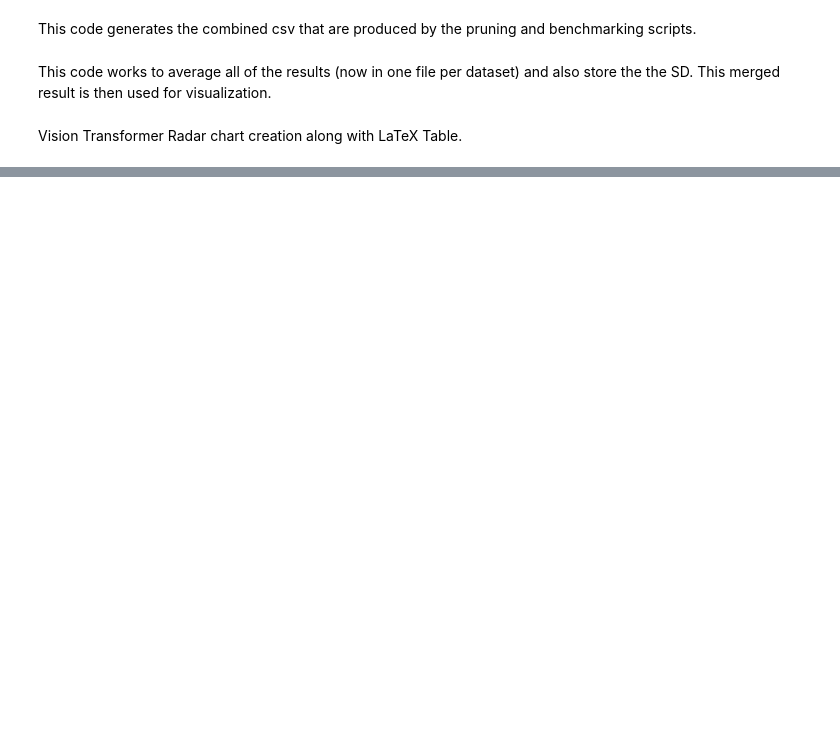
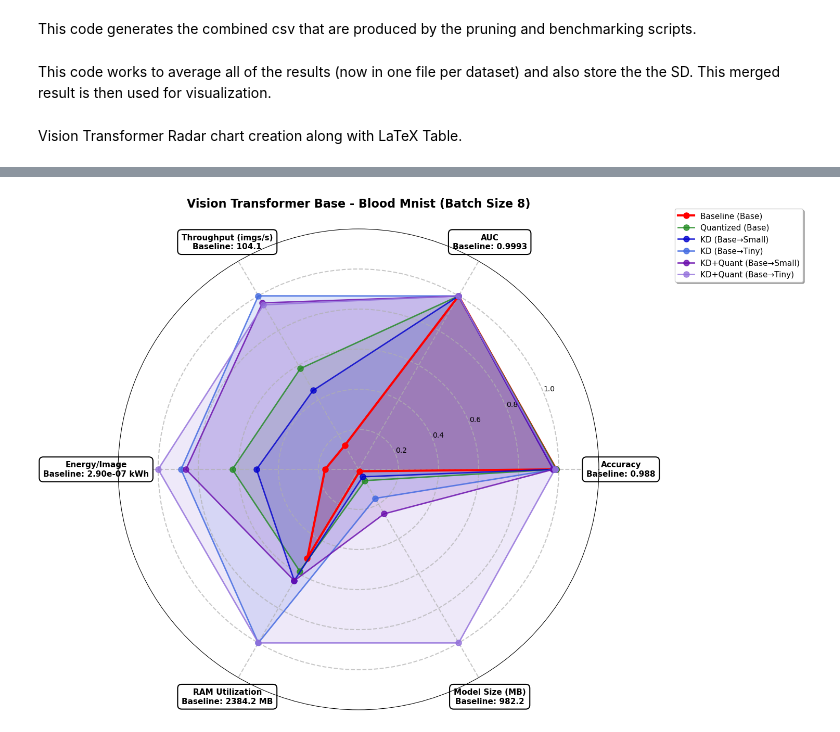
Before and after one commit to arihangupta/Pruning, a Jupyter notebook: scripts/visuals_Vision.ipynb, the cells around one changed output, grey strips where cells are left out. Cells and saved outputs as stored; diff of their text form; code cells hidden in the pictures; blank space fills up the shorter version.

```diff
--- a/scripts/visuals_Vision.ipynb
+++ b/scripts/visuals_Vision.ipynb
@@ -284,8 +284,14 @@ Vision Transformer Radar Chart Visualization with LaTeX Table Generation
 This script creates radar charts for Vision Transformer models (Base, Small, Tiny)
 and generates comprehensive LaTeX tables with raw and normalized metrics.
 
+IMPROVEMENTS:
+- Label boxes with white background and black border (fully opaque)
+- Increased spacing (ylim=1.2) to prevent label overlap
+- Specific metric names (Energy/Image, RAM Utilization, Model Size)
+- Z-order 1000 for labels to always be on top
+
 Usage:
-    python vision_radar_with_latex.py
+    python vision_radar_with_label_boxes.py
 """
 
 import pandas as pd
@@ -537,8 +543,6 @@ def create_vision_radar_with_latex(csv_path, output_dir, dataset_name):
 
     # Define metrics
     metrics = ['Acc', 'AUC', 'throughput_imgs_per_s', 'energy_kWh_per_image', 'PeakRAM_MB', 'ModelSizeMB']
-    metric_labels = ['Accuracy', 'AUC', 'Throughput\n(imgs/s)', 'Energy\n(lower is better)',
-                    'Peak RAM\n(lower is better)', 'Model Size\n(lower is better)']
 
     # Process each model size separately
     model_sizes = ['Base', 'Small', 'Tiny']
@@ -673,7 +677,8 @@ def create_vision_radar_with_latex(csv_path, output_dir, dataset_name):
         angles = [n / float(num_vars) * 2 * pi for n in range(num_vars)]
         angles += angles[:1]
 
-        fig, ax = plt.subplots(figsize=(12, 10), subplot_kw=dict(projection='polar'))
+        # Increased figure size for better spacing
+        fig, ax = plt.subplots(figsize=(14, 12), subplot_kw=dict(projection='polar'))
 
         # Plot each model
         for model_data in models_to_plot:
@@ -690,45 +695,62 @@ def create_vision_radar_with_latex(csv_path, output_dir, dataset_name):
                     color=color, markersize=8, alpha=alpha_line)
             ax.fill(angles, values, alpha=alpha_fill, color=color)
 
-        # Set axis labels
+        # Set axis labels with boxes for visibility
         ax.set_xticks(angles[:-1])
 
+        # Create clean axis labels with specific metric names and baseline values
         axis_labels = []
-        metric_keys = ['Acc', 'AUC', 'throughput_imgs_per_s', 'energy_kWh_per_image', 'PeakRAM_MB', 'ModelSizeMB']
-        for metric_label, metric_key in zip(metric_labels, metric_keys):
-            baseline_val = baseline[metric_key]
-            if metric_key == 'Acc':
-                axis_labels.append(f"{metric_label}\n(baseline: {baseline_val:.3f})\n[absolute scale]")
-            elif metric_key == 'AUC':
-                axis_labels.append(f"{metric_label}\n(baseline: {baseline_val:.4f})\n[absolute scale]")
-            elif metric_key == 'throughput_imgs_per_s':
-                axis_labels.append(f"Throughput\n(baseline: {baseline_val:.1f} img/s)\n[ratio to baseline]")
-            elif metric_key == 'energy_kWh_per_image':
-                axis_labels.append(f"Energy\n(baseline: {baseline_val:.2e} kWh)\n[baseline/current]")
-            elif metric_key == 'PeakRAM_MB':
-                axis_labels.append(f"RAM\n(baseline: {baseline_val:.1f} MB)\n[baseline/current]")
-            else:  # ModelSizeMB
-                axis_labels.append(f"Model Size\n(baseline: {baseline_val:.1f} MB)\n[baseline/current]")
+        baseline_val_acc = baseline['Acc']
+        baseline_val_auc = baseline['AUC']
+        baseline_val_throughput = baseline['throughput_imgs_per_s']
+        baseline_val_energy = baseline['energy_kWh_per_image']
+        baseline_val_ram = baseline['PeakRAM_MB']
+        baseline_val_size = baseline['ModelSizeMB']
 
-        ax.set_xticklabels(axis_labels, size=9)
+        axis_labels.append(f"Accuracy\nBaseline: {baseline_val_acc:.3f}")
+        axis_labels.append(f"AUC\nBaseline: {baseline_val_auc:.4f}")
+        axis_labels.append(f"Throughput (imgs/s)\nBaseline: {baseline_val_throughput:.1f}")
+        axis_labels.append(f"Energy/Image\nBaseline: {baseline_val_energy:.2e} kWh")
+        axis_labels.append(f"RAM Utilization\nBaseline: {baseline_val_ram:.1f} MB")
+        axis_labels.append(f"Model Size (MB)\nBaseline: {baseline_val_size:.1f}")
 
-        # Set y-axis
-        ax.set_ylim(0, 1.0)
+        # Set labels
+        ax.set_xticklabels(axis_labels, size=11, weight='bold')
+
+        # Add white boxes behind labels for maximum visibility
+        # This ensures labels are always readable and on top
+        for label in ax.get_xticklabels():
+            label.set_bbox(dict(
+                boxstyle='round,pad=0.5',
+                facecolor='white',
+                edgecolor='black',
+                linewidth=1.5,
+                alpha=1.0,  # Fully opaque
+                zorder=1000  # Very high z-order to stay on top
+            ))
+
+        # Set y-axis with padding to prevent label overlap
+        # Extend the limit to 1.2 to push the plot inward and create space for labels
+        ax.set_ylim(0, 1.2)
         ax.set_yticks([0.2, 0.4, 0.6, 0.8, 1.0])
-        ax.set_yticklabels(['0.2', '0.4', '0.6', '0.8', '1.0'], size=9)
-        ax.grid(True, linestyle='--', alpha=0.7)
+        ax.set_yticklabels(['0.2', '0.4', '0.6', '0.8', '1.0'], size=10)
+        ax.grid(True, linestyle='--', alpha=0.7, linewidth=1.5)
 
-        # Add title
+        # Add extra spacing for labels by adjusting label position
+        ax.tick_params(axis='x', pad=20)
+
+        # Add clean title for publication
         dataset_display = dataset_name.replace('mnist', ' MNIST').title()
-        plt.title(f'Vision Transformer {model_size} - {dataset_display} (Batch Size 8)\nAll Methods Normalized to {model_size} Baseline = 1.0',
-                  size=14, weight='bold', pad=20)
+        plt.title(f'Vision Transformer {model_size} - {dataset_display} (Batch Size 8)',
+                  size=16, weight='bold', pad=30)
 
-        # Add legend
-        plt.legend(loc='upper left', bbox_to_anchor=(1.05, 1.0), fontsize=10)
+        # Add legend with more space
+        plt.legend(loc='upper left', bbox_to_anchor=(1.15, 1.05), fontsize=11,
+                   frameon=True, shadow=True)
 
-        # Save figure
+        # Save figure with extra padding
         plot_filename = os.path.join(output_dir, f'vit_radar_{dataset_name}_{model_size.lower()}_batch8.png')
-        plt.savefig(plot_filename, dpi=300, bbox_inches='tight')
+        plt.savefig(plot_filename, dpi=300, bbox_inches='tight', pad_inches=0.5)
         print(f"Radar plot saved to: {plot_filename}")
 
         plt.show()
@@ -775,3 +797,4 @@ if __name__ == "__main__":
     print("# Processing Complete!")
     print(f"# Output directory: {output_dir}")
     print(f"{'#'*80}")
+# %% [output]
@@ -777,0 +818 @@ if __name__ == "__main__":
+[figure, added]
```
Also changed, not shown: parts of 2 cells of this notebook, 2 other files.
